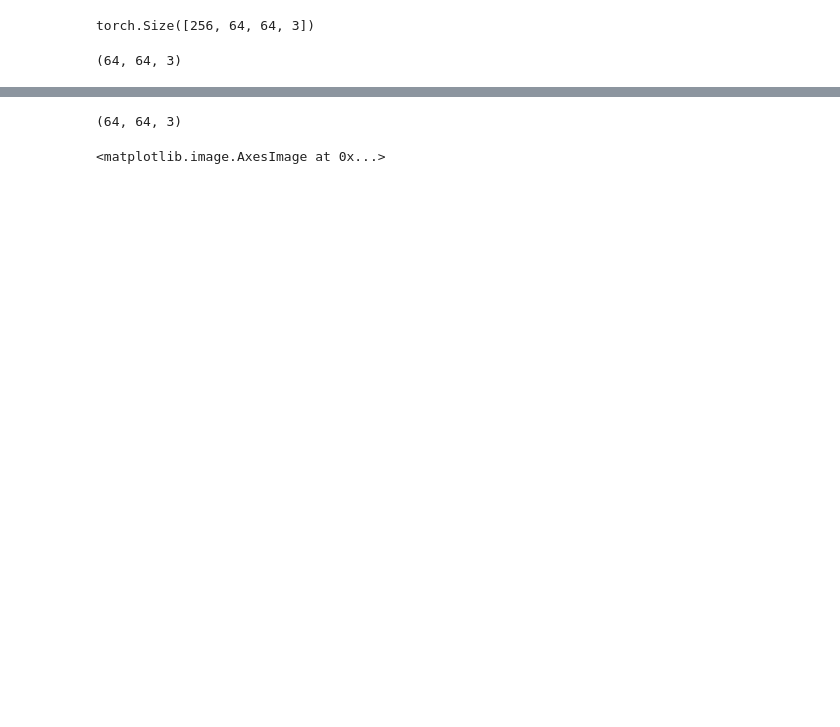
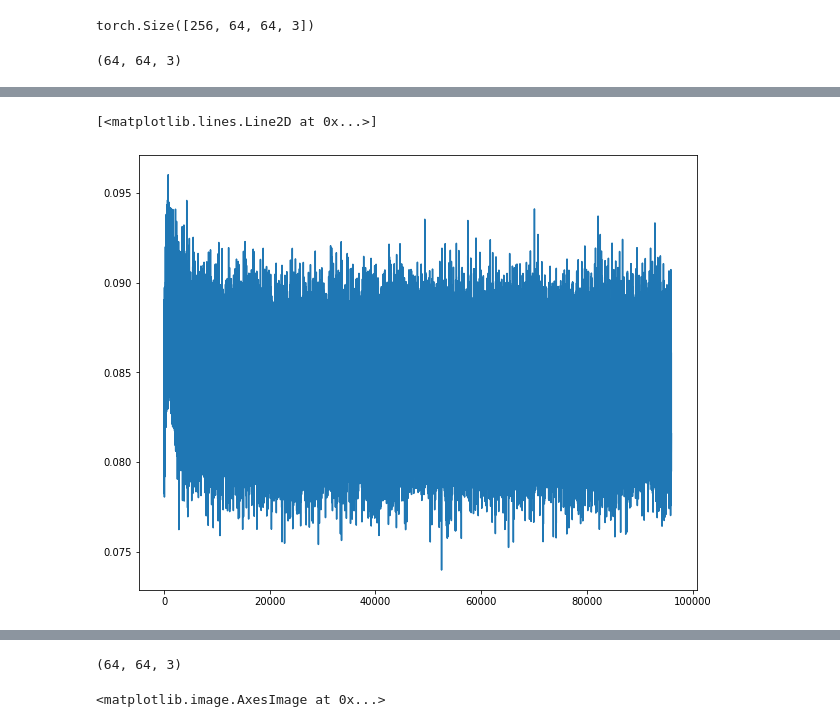
Before and after one commit to marthinwurer/minerl_stuff, a Jupyter notebook: actual_wm_ae.ipynb, the cells around one changed output, grey strips where cells are left out. Cells and saved outputs as stored; diff of their text form; code cells hidden in the pictures; blank space fills up the shorter version.

```diff
--- a/actual_wm_ae.ipynb
+++ b/actual_wm_ae.ipynb
@@ -281,0 +310,5 @@ plt.plot(raw_losses)
+# %%
+plt.plot(recons)
+# %% [output]
+[<matplotlib.lines.Line2D at 0x...>]
+[figure, added]
```
Also changed, not shown: parts of 14 cells of this notebook, 33 other files.
